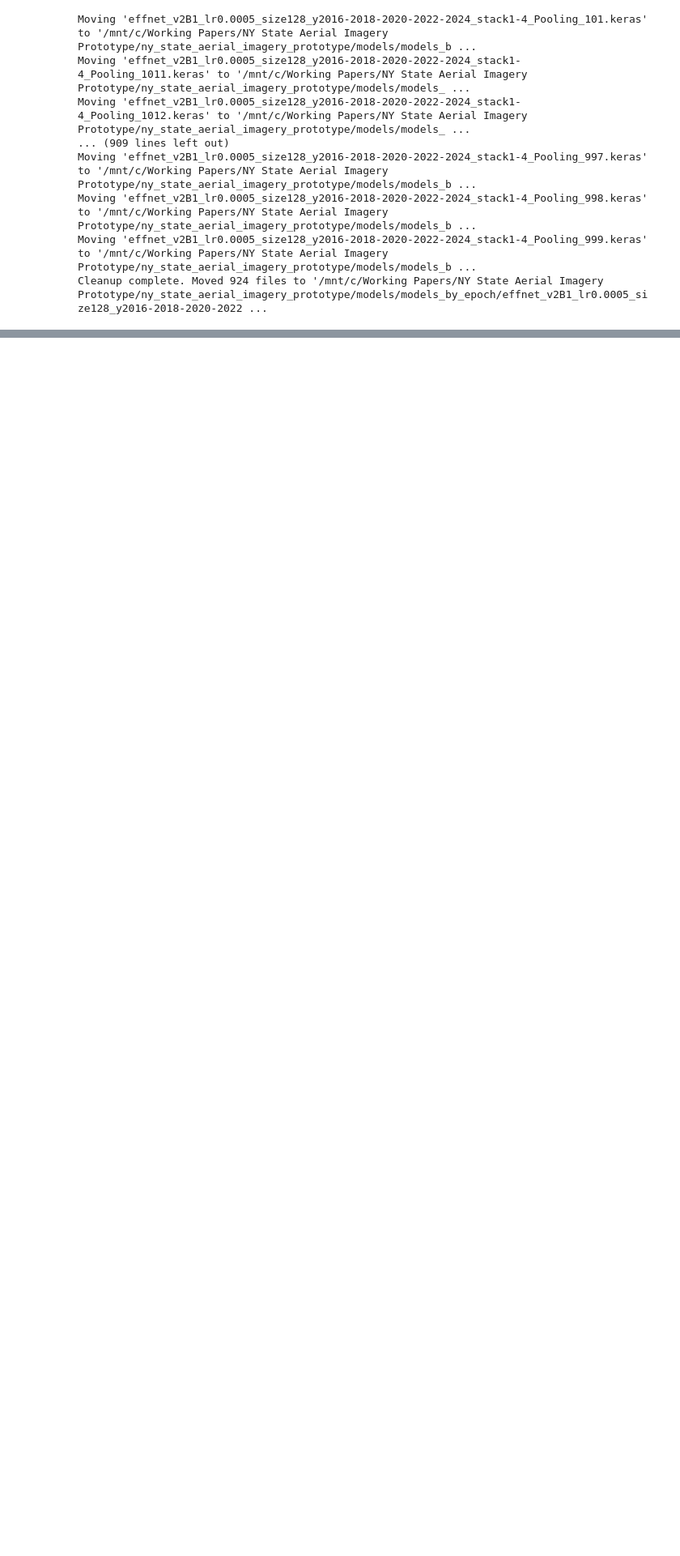
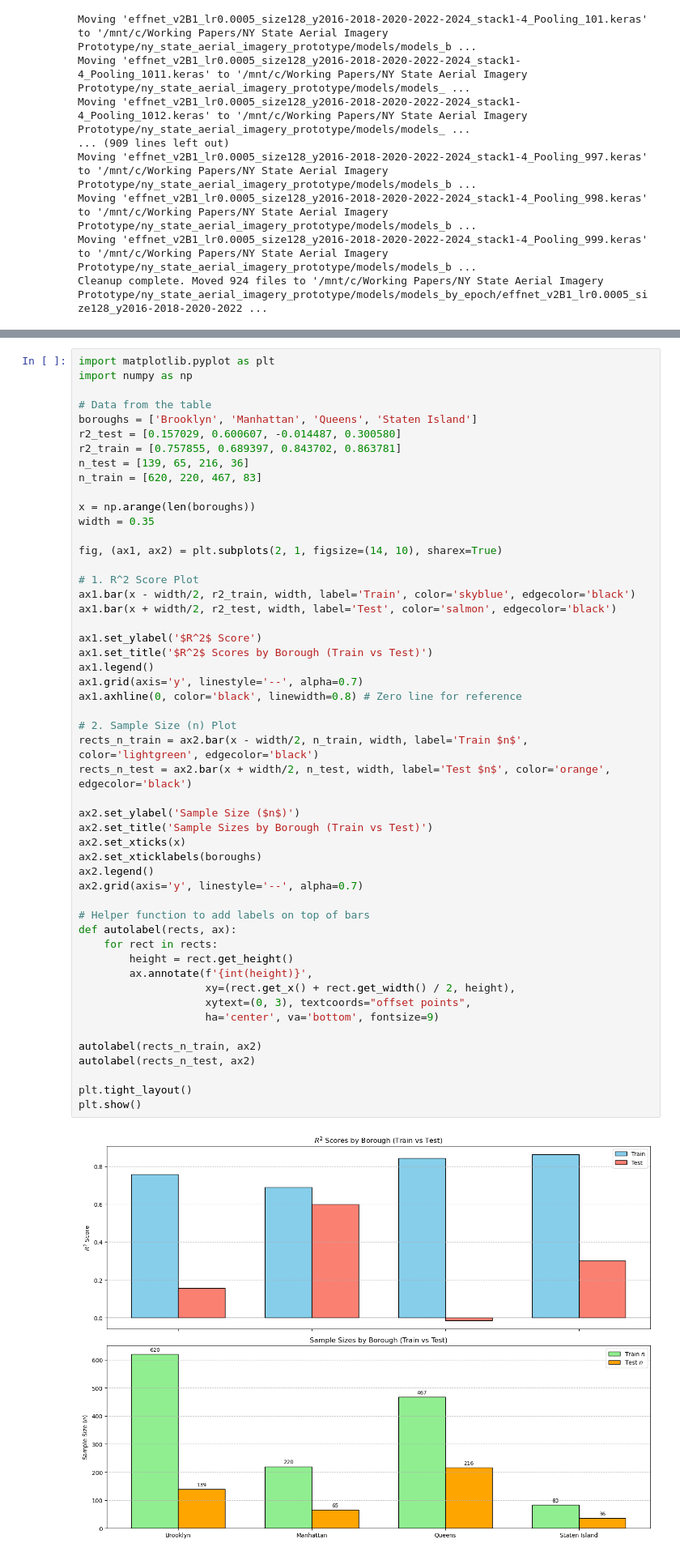
Before and after one commit to Queeno11/ny_state_aerial_imagery_prototype, a Jupyter notebook: notebooks/test.ipynb, the cells around one changed output, grey strips where cells are left out. Shown at 81% size. Saved outputs shown, nothing was run; the diff lists cells and outputs as text; blank space fills up the shorter version.

```diff
--- a/notebooks/test.ipynb
+++ b/notebooks/test.ipynb
@@ -250,3 +288,56 @@ gdf
+# %%
+import matplotlib.pyplot as plt
+import numpy as np
+
+# Data from the table
+boroughs = ['Brooklyn', 'Manhattan', 'Queens', 'Staten Island']
+r2_test = [0.157029, 0.600607, -0.014487, 0.300580]
+r2_train = [0.757855, 0.689397, 0.843702, 0.863781]
+n_test = [139, 65, 216, 36]
+n_train = [620, 220, 467, 83]
+
+x = np.arange(len(boroughs))
+width = 0.35
+
+fig, (ax1, ax2) = plt.subplots(2, 1, figsize=(14, 10), sharex=True)
+
+# 1. R^2 Score Plot
+ax1.bar(x - width/2, r2_train, width, label='Train', color='skyblue', edgecolor='black')
+ax1.bar(x + width/2, r2_test, width, label='Test', color='salmon', edgecolor='black')
+
+ax1.set_ylabel('$R^2$ Score')
+ax1.set_title('$R^2$ Scores by Borough (Train vs Test)')
+ax1.legend()
+ax1.grid(axis='y', linestyle='--', alpha=0.7)
+ax1.axhline(0, color='black', linewidth=0.8) # Zero line for reference
+
+# 2. Sample Size (n) Plot
+rects_n_train = ax2.bar(x - width/2, n_train, width, label='Train $n$', color='lightgreen', edgecolor='black')
+rects_n_test = ax2.bar(x + width/2, n_test, width, label='Test $n$', color='orange', edgecolor='black')
+
+ax2.set_ylabel('Sample Size ($n$)')
+ax2.set_title('Sample Sizes by Borough (Train vs Test)')
+ax2.set_xticks(x)
+ax2.set_xticklabels(boroughs)
+ax2.legend()
+ax2.grid(axis='y', linestyle='--', alpha=0.7)
+
+# Helper function to add labels on top of bars
+def autolabel(rects, ax):
+    for rect in rects:
+        height = rect.get_height()
+        ax.annotate(f'{int(height)}',
+                    xy=(rect.get_x() + rect.get_width() / 2, height),
+                    xytext=(0, 3), textcoords="offset points",
+                    ha='center', va='bottom', fontsize=9)
+
+autolabel(rects_n_train, ax2)
+autolabel(rects_n_test, ax2)
+
+plt.tight_layout()
+plt.show()
+# %% [output]
+[figure, added]
 # %%
 # Get the distribution of the target variable
 # I want the 10 percentiles
```
Also changed, not shown: parts of 15 cells of this notebook, 3 other files.
